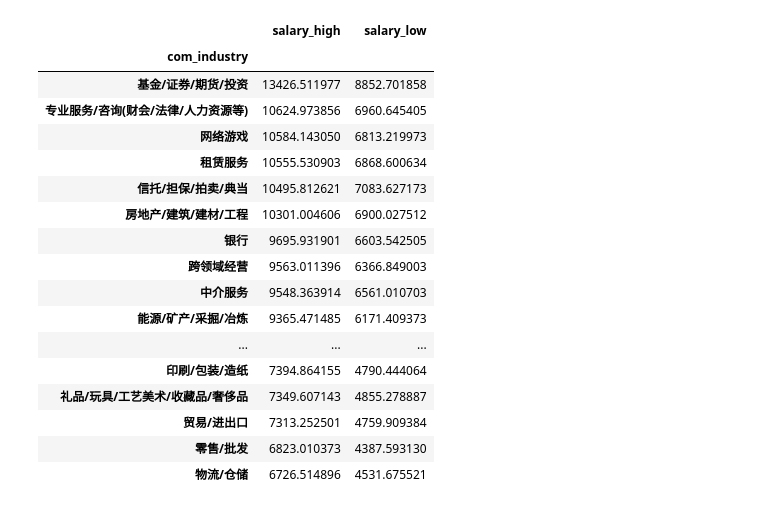
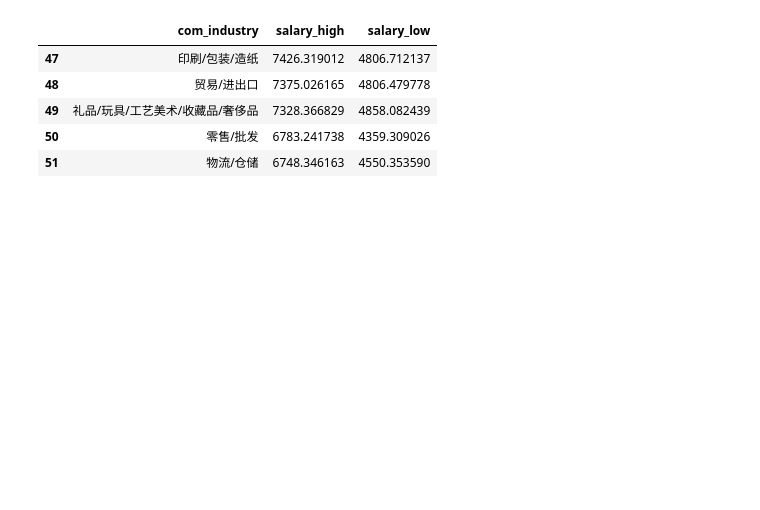
Before and after one commit to yexxyy/recruit_data, a Jupyter notebook: Datamining/tools/各行业平均薪资.ipynb, the cells around one changed output. Cells and saved outputs as stored; diff of their text form; code cells hidden in the pictures; blank space fills up the shorter version.

```diff
--- a/Datamining/tools/各行业平均薪资.ipynb
+++ b/Datamining/tools/各行业平均薪资.ipynb
@@ -34,28 +34,16 @@ salary_data.tail()
 # %%
 #合并数据,各行业平均薪资
 merge_res=pd.merge(industry_data,salary_data,on='com_md5')
 grouped=merge_res.groupby(['com_industry'])
-res=grouped.mean().sort_values(['salary_high'],ascending=False)
-res
+res=grouped.mean().sort_values(by='salary_high',ascending=False).reset_index()
+res.tail()
 # %% [output]
-|  | salary_high | salary_low |
-| com_industry |  |  |
-| 基金/证券/期货/投资 | 13426.511977 | 8852.701858 |
-| 专业服务/咨询(财会/法律/人力资源等) | 10624.973856 | 6960.645405 |
-| 网络游戏 | 10584.143050 | 6813.219973 |
-| 租赁服务 | 10555.530903 | 6868.600634 |
-| 信托/担保/拍卖/典当 | 10495.812621 | 7083.627173 |
-| 房地产/建筑/建材/工程 | 10301.004606 | 6900.027512 |
-| 银行 | 9695.931901 | 6603.542505 |
-| 跨领域经营 | 9563.011396 | 6366.849003 |
-| 中介服务 | 9548.363914 | 6561.010703 |
-| 能源/矿产/采掘/冶炼 | 9365.471485 | 6171.409373 |
-| ... | ... | ... |
-| 印刷/包装/造纸 | 7394.864155 | 4790.444064 |
-| 礼品/玩具/工艺美术/收藏品/奢侈品 | 7349.607143 | 4855.278887 |
-| 贸易/进出口 | 7313.252501 | 4759.909384 |
-| 零售/批发 | 6823.010373 | 4387.593130 |
-| 物流/仓储 | 6726.514896 | 4531.675521 |
+|  | com_industry | salary_high | salary_low |
+| 47 | 印刷/包装/造纸 | 7426.319012 | 4806.712137 |
+| 48 | 贸易/进出口 | 7375.026165 | 4806.479778 |
+| 49 | 礼品/玩具/工艺美术/收藏品/奢侈品 | 7328.366829 | 4858.082439 |
+| 50 | 零售/批发 | 6783.241738 | 4359.309026 |
+| 51 | 物流/仓储 | 6748.346163 | 4550.353590 |
 # %%
 #可视化
 fig,ax=plt.subplots(figsize=(8,15))
```
Also changed, not shown: parts of 3 cells of this notebook, 4 other files.
